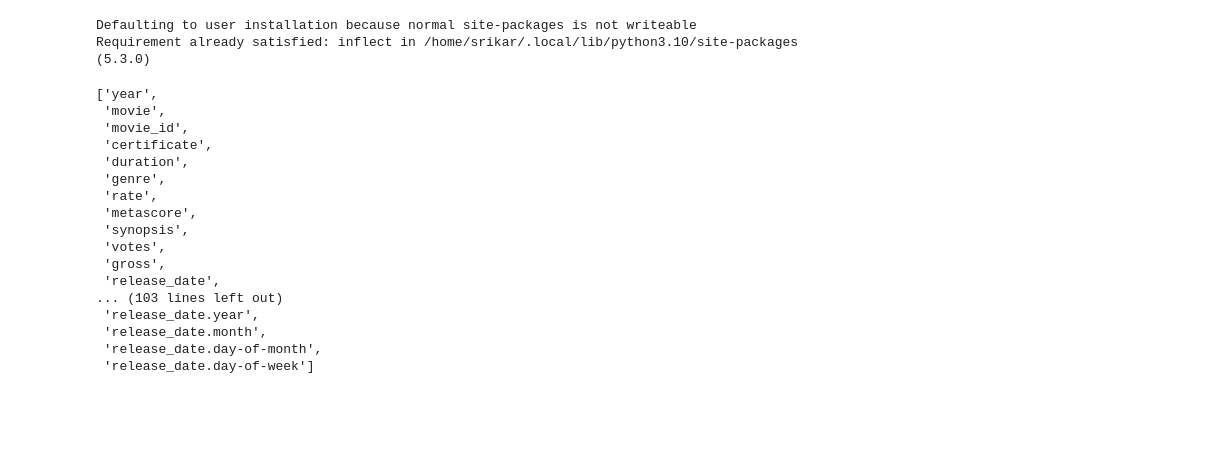
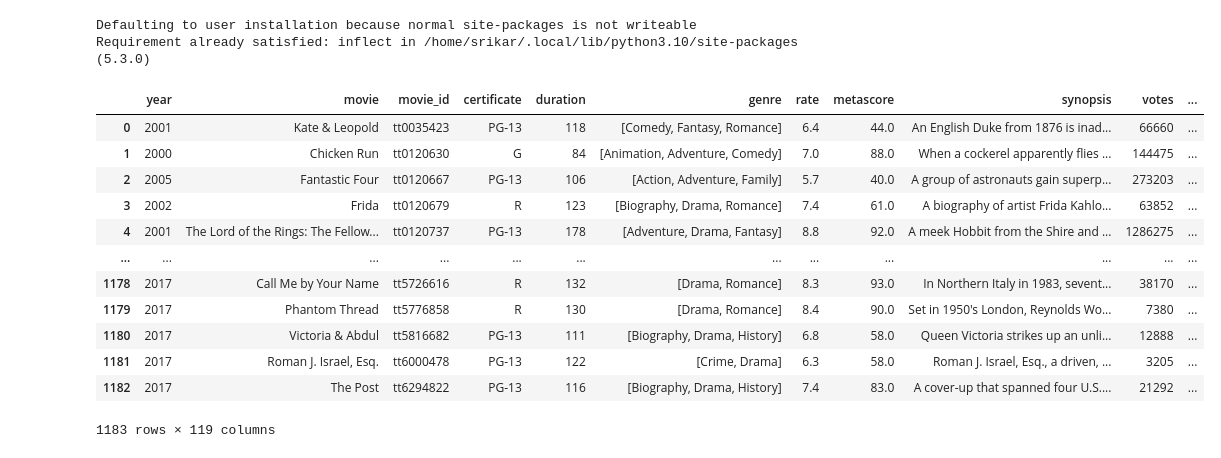
Before and after one commit to SacredFisher/Python_Project, a Jupyter notebook: Python Project.ipynb, the cells around one changed output. Saved outputs shown, nothing was run; the diff lists cells and outputs as text; code cells hidden in the pictures; blank space fills up the shorter version.

```diff
--- a/Python Project.ipynb
+++ b/Python Project.ipynb
@@ -24,22 +25,18 @@ def camel_case(s):
 # %%
 oscars = pd.read_csv("BigML_Dataset_5f50a62c2fb31c516d000176.csv")
 oscars['genre'] = [str(i).split("|") for i in oscars["genre"]]
-[i for i in oscars.columns]
+oscars
 # %% [output]
+|  | year | movie | movie_id | certificate | duration | genre | rate | metascore | synopsis | votes | ... |
+| 0 | 2001 | Kate & Leopold | tt0035423 | PG-13 | 118 | [Comedy, Fantasy, Romance] | 6.4 | 44.0 | An English Duke from 1876 is inad... | 66660 | ... |
+| 1 | 2000 | Chicken Run | tt0120630 | G | 84 | [Animation, Adventure, Comedy] | 7.0 | 88.0 | When a cockerel apparently flies ... | 144475 | ... |
+| 2 | 2005 | Fantastic Four | tt0120667 | PG-13 | 106 | [Action, Adventure, Family] | 5.7 | 40.0 | A group of astronauts gain superp... | 273203 | ... |
+| 3 | 2002 | Frida | tt0120679 | R | 123 | [Biography, Drama, Romance] | 7.4 | 61.0 | A biography of artist Frida Kahlo... | 63852 | ... |
+| 4 | 2001 | The Lord of the Rings: The Fellow... | tt0120737 | PG-13 | 178 | [Adventure, Drama, Fantasy] | 8.8 | 92.0 | A meek Hobbit from the Shire and ... | 1286275 | ... |
+| ... | ... | ... | ... | ... | ... | ... | ... | ... | ... | ... | ... |
+| 1178 | 2017 | Call Me by Your Name | tt5726616 | R | 132 | [Drama, Romance] | 8.3 | 93.0 | In Northern Italy in 1983, sevent... | 38170 | ... |
+| 1179 | 2017 | Phantom Thread | tt5776858 | R | 130 | [Drama, Romance] | 8.4 | 90.0 | Set in 1950's London, Reynolds Wo... | 7380 | ... |
+| 1180 | 2017 | Victoria & Abdul | tt5816682 | PG-13 | 111 | [Biography, Drama, History] | 6.8 | 58.0 | Queen Victoria strikes up an unli... | 12888 | ... |
+| 1181 | 2017 | Roman J. Israel, Esq. | tt6000478 | PG-13 | 122 | [Crime, Drama] | 6.3 | 58.0 | Roman J. Israel, Esq., a driven, ... | 3205 | ... |
+| 1182 | 2017 | The Post | tt6294822 | PG-13 | 116 | [Biography, Drama, History] | 7.4 | 83.0 | A cover-up that spanned four U.S.... | 21292 | ... |
-['year',
- 'movie',
- 'movie_id',
- 'certificate',
- 'duration',
- 'genre',
- 'rate',
- 'metascore',
- 'synopsis',
- 'votes',
- 'gross',
- 'release_date',
-... (103 lines left out)
- 'release_date.year',
- 'release_date.month',
- 'release_date.day-of-month',
- 'release_date.day-of-week']
+1183 rows × 119 columns
```
Also changed, not shown: parts of 6 cells of this notebook.
